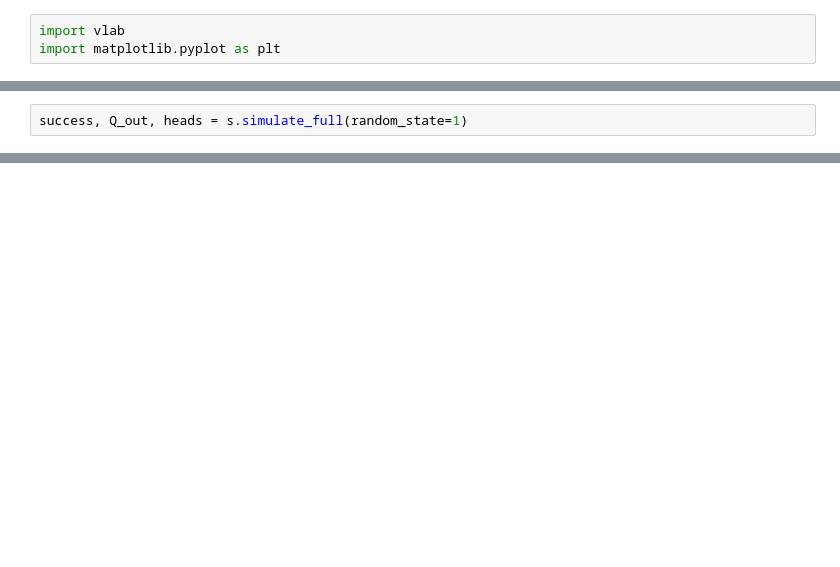
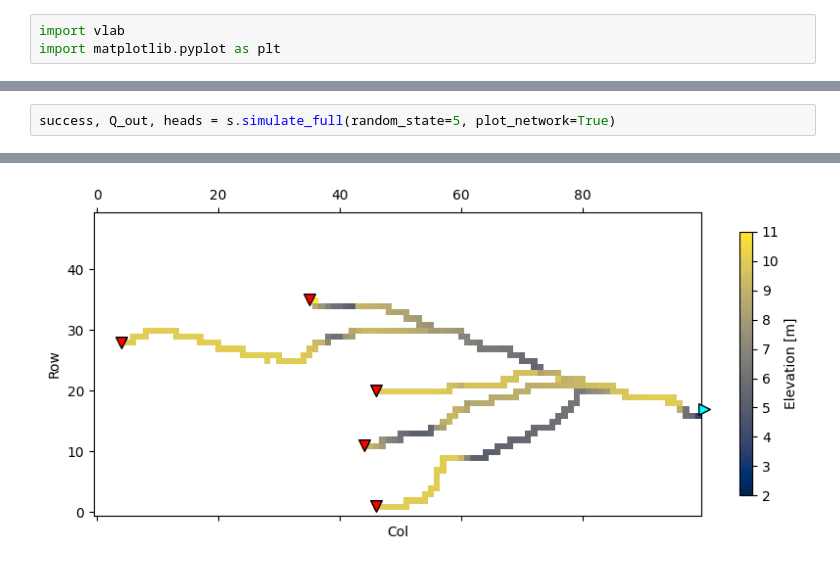
Before and after one commit to iGW-TU-Dresden/CFPy, a Jupyter notebook: vlab/VLAB_02.ipynb, the cells around one changed output, grey strips where cells are left out. Saved outputs shown, nothing was run; the diff lists cells and outputs as text; blank space fills up the shorter version.

```diff
--- a/vlab/VLAB_02.ipynb
+++ b/vlab/VLAB_02.ipynb
@@ -13,5 +13,5 @@ plt.plot(rch)
 # %%
-success, Q_out, heads = s.simulate_full(random_state=1)
+success, Q_out, heads = s.simulate_full(random_state=5, plot_network=True)
 # %% [output]
 Always visually check the validated network for structuralcorrectness!
 i.e., whether branches are correctly isolated or ifthey got connected during processing.
@@ -19,0 +18 @@ Elapsed time (write nbr data): 0.13 s
+[figure, added]
```
Also changed, not shown: parts of 5 cells of this notebook, 1 other file.
